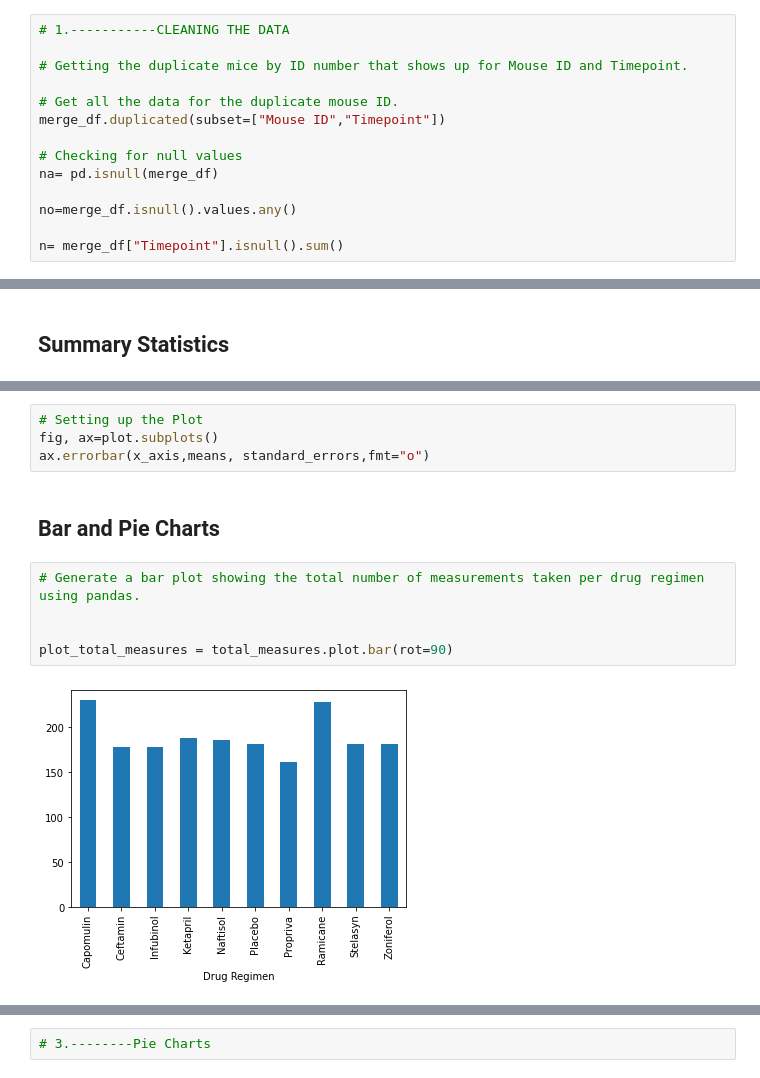
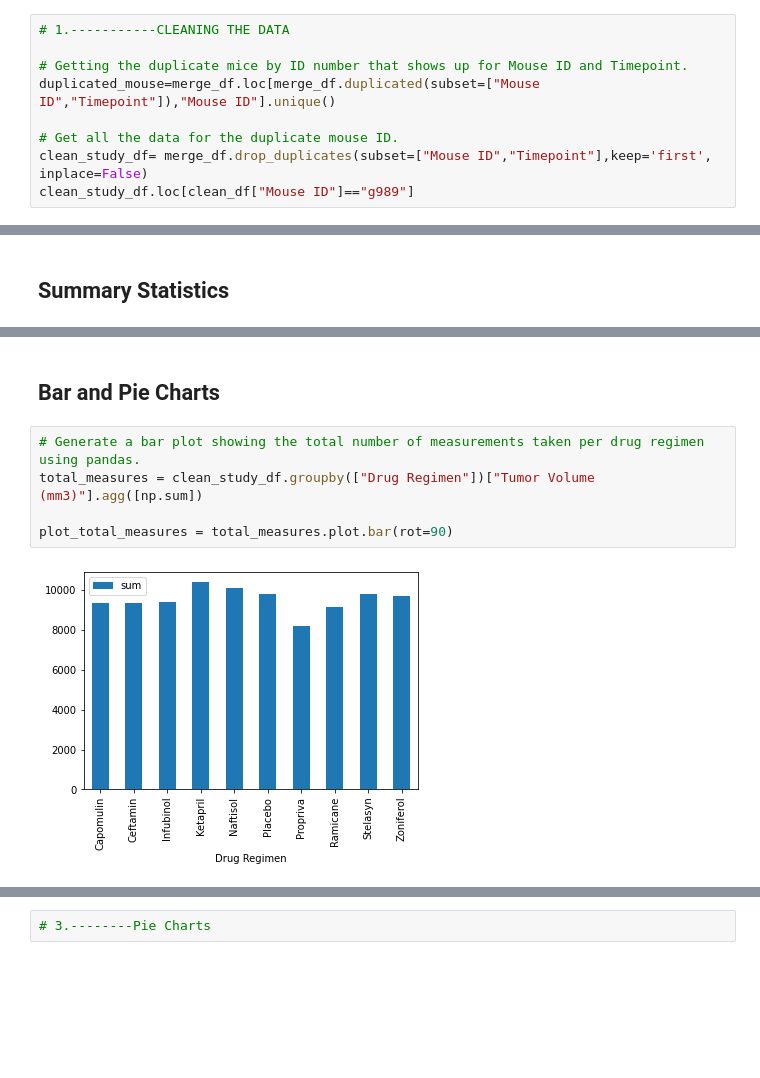
Before and after one commit to Yazz-01/Matplotlib_Pharma_Challenge, a Jupyter notebook: main_pharma.ipynb, the cells around one changed output, grey strips where cells are left out. Cells and saved outputs as stored; diff of their text form; blank space fills up the shorter version.

```diff
--- a/main_pharma.ipynb
+++ b/main_pharma.ipynb
@@ -66,13 +37,8 @@ df = df.drop_duplicates(df.columns[~df.columns.isin(['id'])],
 # 1.-----------CLEANING THE DATA
 
 # Getting the duplicate mice by ID number that shows up for Mouse ID and Timepoint.
+duplicated_mouse=merge_df.loc[merge_df.duplicated(subset=["Mouse ID","Timepoint"]),"Mouse ID"].unique()
 
 # Get all the data for the duplicate mouse ID.
-merge_df.duplicated(subset=["Mouse ID","Timepoint"])
-
-# Checking for null values
-na= pd.isnull(merge_df)
-
-no=merge_df.isnull().values.any()
-
-n= merge_df["Timepoint"].isnull().sum()
+clean_study_df= merge_df.drop_duplicates(subset=["Mouse ID","Timepoint"],keep='first', inplace=False)
+clean_study_df.loc[clean_df["Mouse ID"]=="g989"]
@@ -174,16 +147,12 @@ plt.show()
-# %%
-# Setting up the Plot
-fig, ax=plot.subplots()
-ax.errorbar(x_axis,means, standard_errors,fmt="o")
 # %% [markdown]
 ## Bar and Pie Charts
 # %%
 # Generate a bar plot showing the total number of measurements taken per drug regimen using pandas.
-
+total_measures = clean_study_df.groupby(["Drug Regimen"])["Tumor Volume (mm3)"].agg([np.sum])
 
 plot_total_measures = total_measures.plot.bar(rot=90)
 # %% [output]
-[figure, old version]
+[figure, new version]
 # %%
 # Generate a bar plot showing the total number of measurements taken on each drug regimen using pyplot.
 total_measures
```
Also changed, not shown: parts of 19 cells of this notebook.
